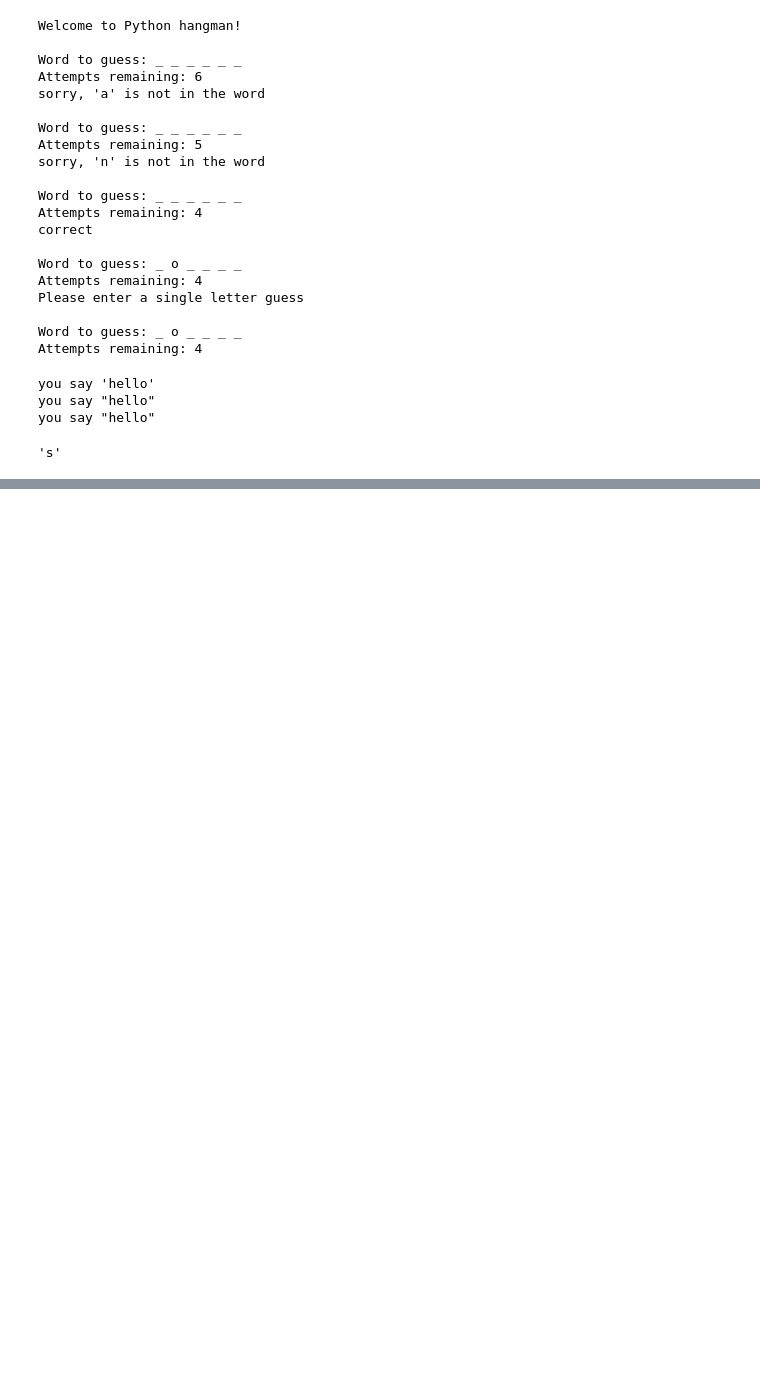
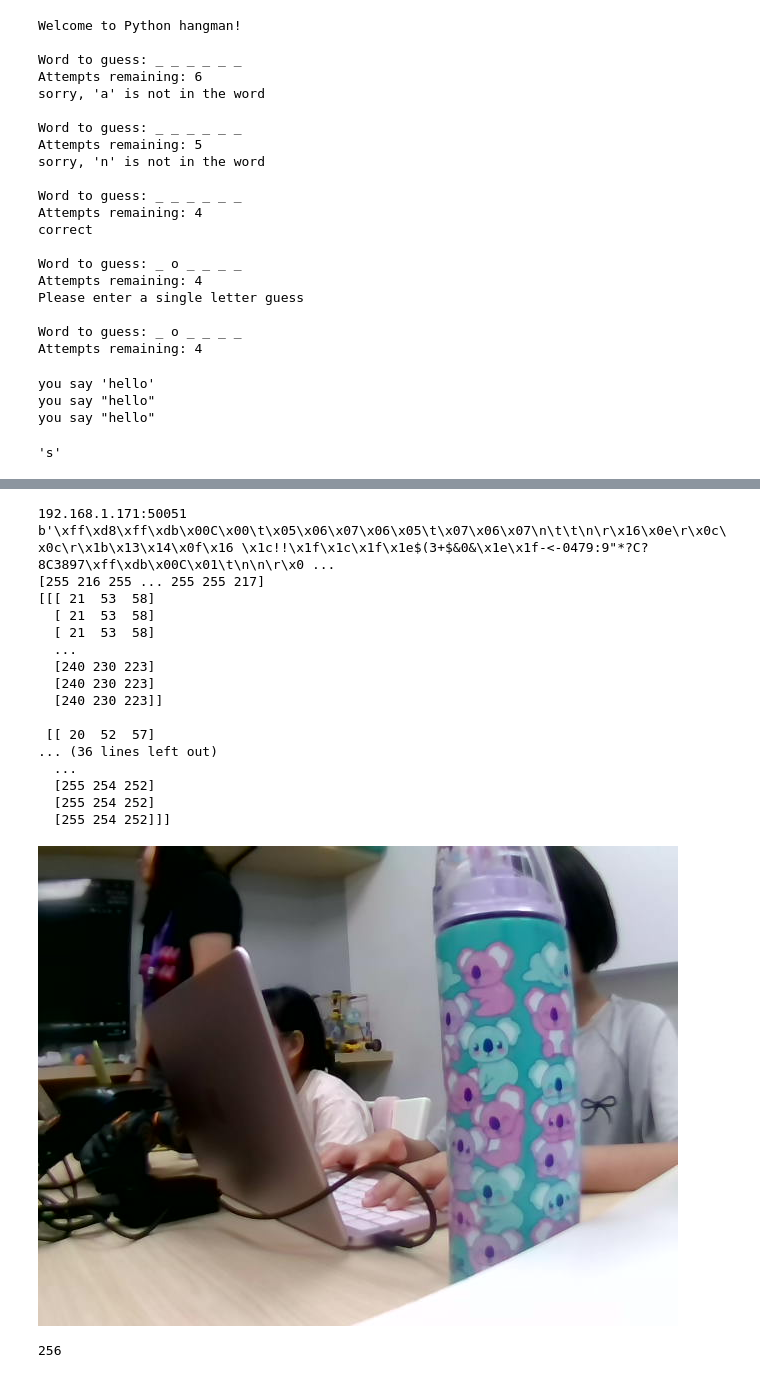
Before and after one commit to MichOng00/TTA-Projects, a Jupyter notebook: Competition/P34_python_basics.ipynb, the cells around one changed output, grey strips where cells are left out. Saved outputs shown, nothing was run; the diff lists cells and outputs as text; code cells hidden in the pictures; blank space fills up the shorter version.

```diff
--- a/Competition/P34_python_basics.ipynb
+++ b/Competition/P34_python_basics.ipynb
@@ -626,0 +637,42 @@ you say "hello"
+# %%
+import numpy as np # numerical python
+import cv2         # computer vision
+
+from ugot import ugot
+got = ugot.UGOT()
+got.initialize("192.168.1.171")
+got.load_models(["color_recognition"])
+got.open_camera()
+
+frame = got.read_camera_data()
+print(frame)
+nparr = np.frombuffer(frame, np.uint8) # unsigned integer 8 bit
+print(nparr)
+data = cv2.imdecode(nparr, cv2.IMREAD_COLOR)
+print(data)
+
+from IPython.display import Image, display
+display(Image(frame))
+# %% [output]
+192.168.1.171:50051
+b'\xff\xd8\xff\xdb\x00C\x00\t\x05\x06\x07\x06\x05\t\x07\x06\x07\n\t\t\n\r\x16\x0e\r\x0c\x0c\r\x1b\x13\x14\x0f\x16 \x1c!!\x1f\x1c\x1f\x1e$(3+$&0&\x1e\x1f-<-0479:9"*?C?8C3897\xff\xdb\x00C\x01\t\n\n\r\x0 ...
+[255 216 255 ... 255 255 217]
+[[[ 21  53  58]
+  [ 21  53  58]
+  [ 21  53  58]
+  ...
+  [240 230 223]
+  [240 230 223]
+  [240 230 223]]
+
+ [[ 20  52  57]
+... (36 lines left out)
+  ...
+  [255 254 252]
+  [255 254 252]
+  [255 254 252]]]
+[figure, added]
+# %%
+2 ** 8 # 2 to the power of 8 (multiply 2, 8 times)
+# %% [output]
+256
```
Also changed, not shown: parts of 3 cells of this notebook, 1 other file.
